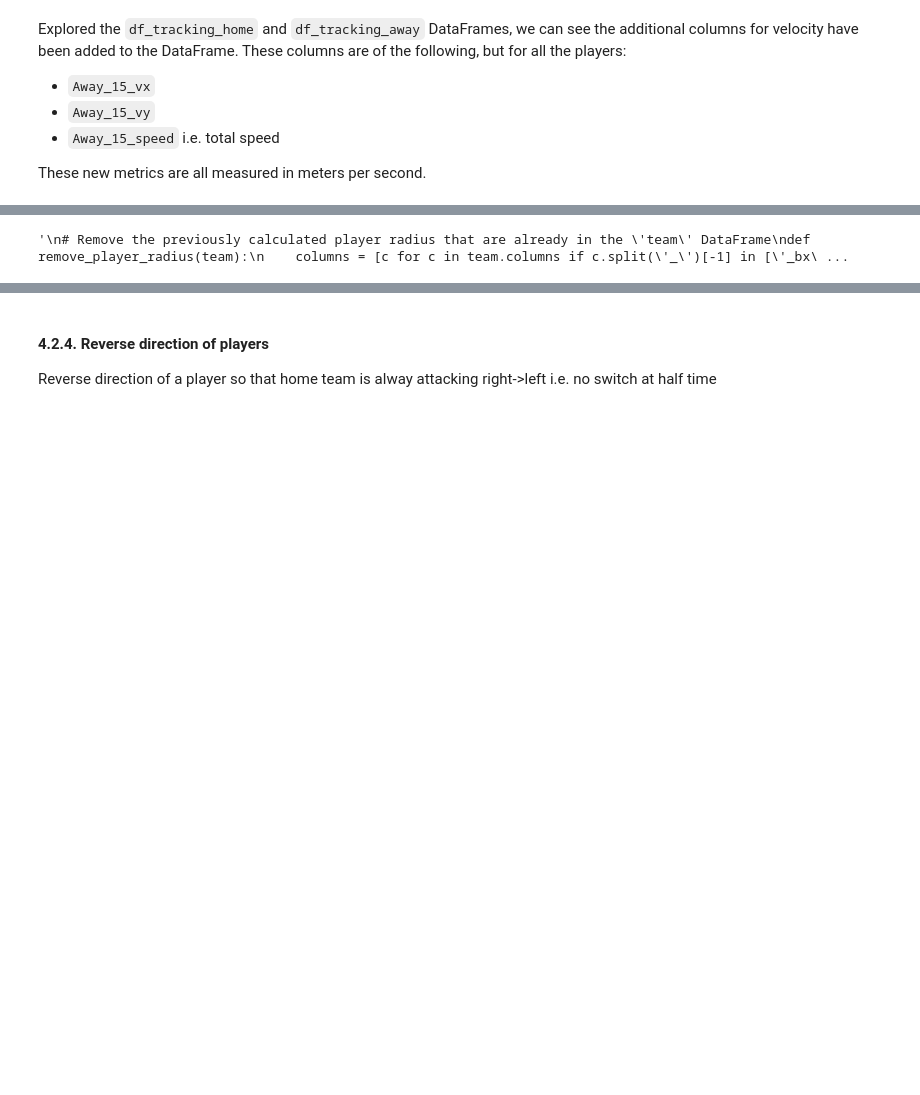
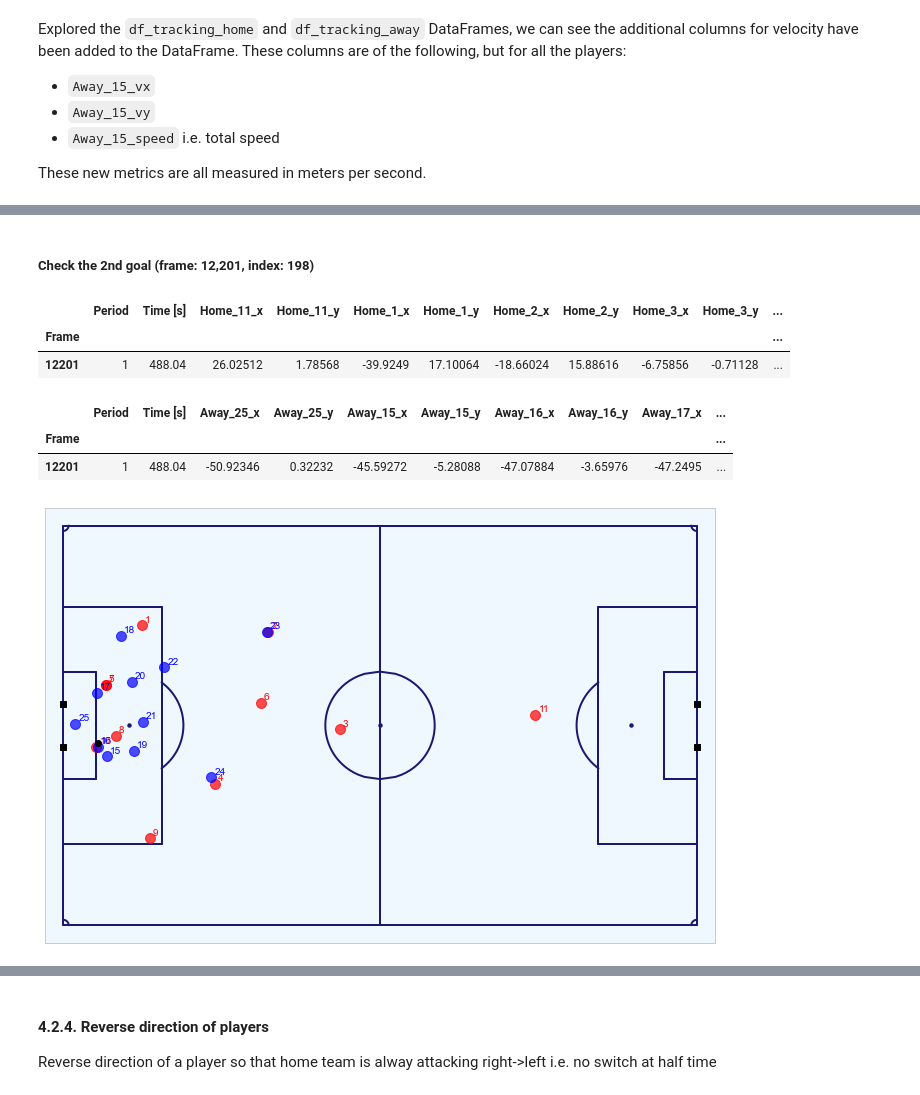
Before and after one commit to robbiejdunne/cfg_submission, a Jupyter notebook: notebooks/metrica-sports/Metrica Sports.ipynb, the cells around one changed output, grey strips where cells are left out. Drawn from its saved outputs; the diff is of its cells as text; code cells hidden in the pictures; blank space fills up the shorter version.

```diff
--- a/notebooks/metrica-sports/Metrica Sports.ipynb
+++ b/notebooks/metrica-sports/Metrica Sports.ipynb
@@ -668,22 +670,22 @@ home_player_ids = np.unique( [ c[:-2] for c in df_tracking_home_raw.columns if c
 away_player_ids = np.unique( [ c[:-2] for c in df_tracking_away_raw.columns if c[:4] in ['Home', 'Away'] ] )
 # %%
 # Remove the previously calculated player radius that are already in the 'team' DataFrame
-def remove_player_radius(team):
-    columns = [c for c in team.columns if c.split('_')[-1] in ['_bx', '_by', '_px', '_py', '_pxbx', '_pyby', '_apb', '_isInference']]
+def remove_player_interference(team):
+    columns = [c for c in team.columns if c.split('_')[-1] in ['_bx', '_by', '_px', '_py', '_pxbx', '_pyby', '_apb', '_isInterference', '_Interference']]
     team = team.drop(columns=columns)
     return team
 
 # Calculate the number of players within the defined radius of the ball
-def calc_player_radius(team, rad, lst_ids):
+def calc_player_interference(team, rad, lst_ids):
 
     ## Remove any radius calculations in the DataFrame
-    team = remove_player_radius(team)
+    team = remove_player_interference(team)
 
     ## Get the player ids
     player_ids = lst_ids
 
-    ## Calculate whether a player is within the defined radius (pressure) of the ball
-    for player in player_ids: # cycle through players individually
+    ## Calculate whether a player is within the defined radius of the ball i.e. pressuring the ball
+    for player in player_ids:    # cycle through players individually
 
         ### Determine ball locations
         team[player + "_bx"] = team['ball_x']
@@ -701,13 +703,14 @@ def calc_player_radius(team, rad, lst_ids):
         team[player + "_apb"] = np.sqrt(np.abs(team[player + "_pxbx"] - team[player + "_pyby"]))
 
         ### Determine whether the player is within the defined radius of the ball
-        team[player + "_isInference"] = np.where(team[player + "_apb"] <= rad, 1, 0)
+        team[player + "_isInterference"] = np.where(team[player + "_apb"] <= rad, 1, 0)
 
     ## Drop unnessary columns used in calculation
     columns = [c for c in team.columns if c.split('_')[-1] in ['bx', 'by', 'px', 'py', 'pxbx', 'pyby', 'apb']] # Get the player ids
     team = team.drop(columns=columns)
 
+    ## Summate the number of inference players
+    team['Total_Interference'] = team[[col for col in team.columns if col.endswith('_isInterference')]].sum(axis=1)
+
     ## Return DataFrame
     return team
-# %% [output]
-'\n# Remove the previously calculated player radius that are already in the \'team\' DataFrame\ndef remove_player_radius(team):\n    columns = [c for c in team.columns if c.split(\'_\')[-1] in [\'_bx\ ...
@@ -719,0 +717,31 @@ def calc_player_radius(team, rad, lst_ids):
+# %%
+# Calculate player interference using 2m - consider using 4.572m (5 yards, as used by StatsBomb)
+df_tracking_home = calc_player_interference(df_tracking_home, rad=4.572, lst_ids=home_player_ids).rename(columns={'Total_Interference': 'Home_Total_Interference'})
+df_tracking_away = calc_player_interference(df_tracking_away, rad=4.572, lst_ids=away_player_ids).rename(columns={'Total_Interference': 'Away_Total_Interference'})
+# %% [markdown]
+##### Check the 2nd goal (frame: 12,201, index: 198)
+# %%
+# Look at goal 2 of Home Tracking data - frame == 12,201
+df_tracking_home[df_tracking_home.index==12_201]
+# %% [output]
+|  | Period | Time [s] | Home_11_x | Home_11_y | Home_1_x | Home_1_y | Home_2_x | Home_2_y | Home_3_x | Home_3_y | ... |
+| Frame |  |  |  |  |  |  |  |  |  |  | ... |
+| 12201 | 1 | 488.04 | 26.02512 | 1.78568 | -39.9249 | 17.10064 | -18.66024 | 15.88616 | -6.75856 | -0.71128 | ... |
+# %%
+# Look at goal 2 of Away Tracking data - frame == 12,201
+df_tracking_away[df_tracking_away.index==12_201]
+# %% [output]
+|  | Period | Time [s] | Away_25_x | Away_25_y | Away_15_x | Away_15_y | Away_16_x | Away_16_y | Away_17_x | ... |
+| Frame |  |  |  |  |  |  |  |  |  | ... |
+| 12201 | 1 | 488.04 | -50.92346 | 0.32232 | -45.59272 | -5.28088 | -47.07884 | -3.65976 | -47.2495 | ... |
+# %%
+# Visualise the shot and the positions of the players
+
+## Define index of Event data and frame of Tracking data
+index = 198    # frame 12,201
+frame = df_events.loc[index]['Start Frame']
+
+## Visualise player positions using plot_events function from mviz library
+fig, ax = mviz.plot_frame(df_tracking_home.loc[frame], df_tracking_away.loc[frame], annotate=True)
+# %% [output]
+[figure, added]
```
Also changed, not shown: parts of 30 cells of this notebook.
